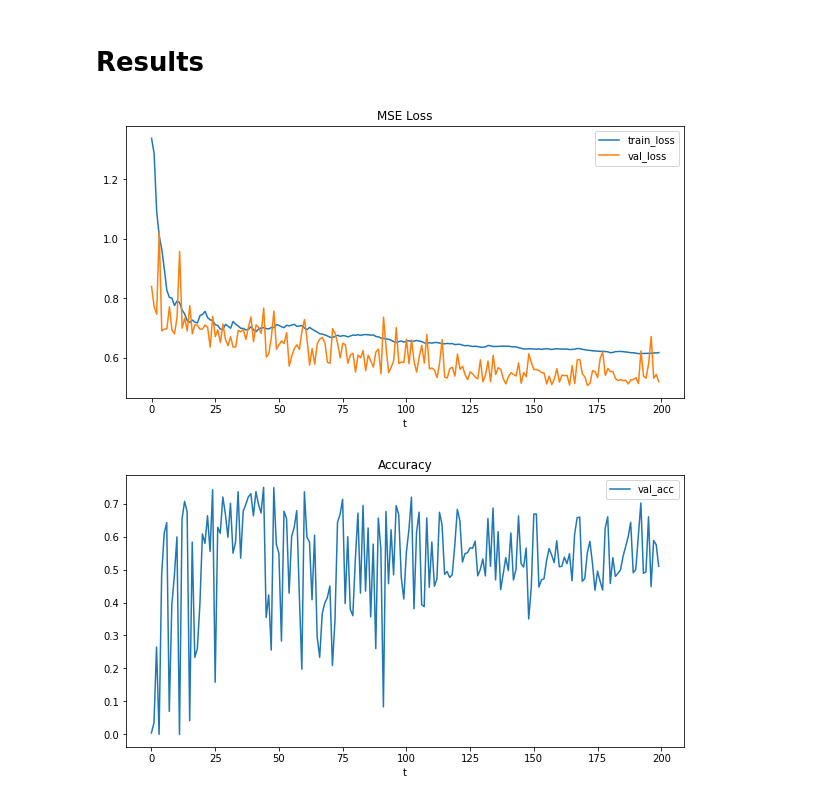
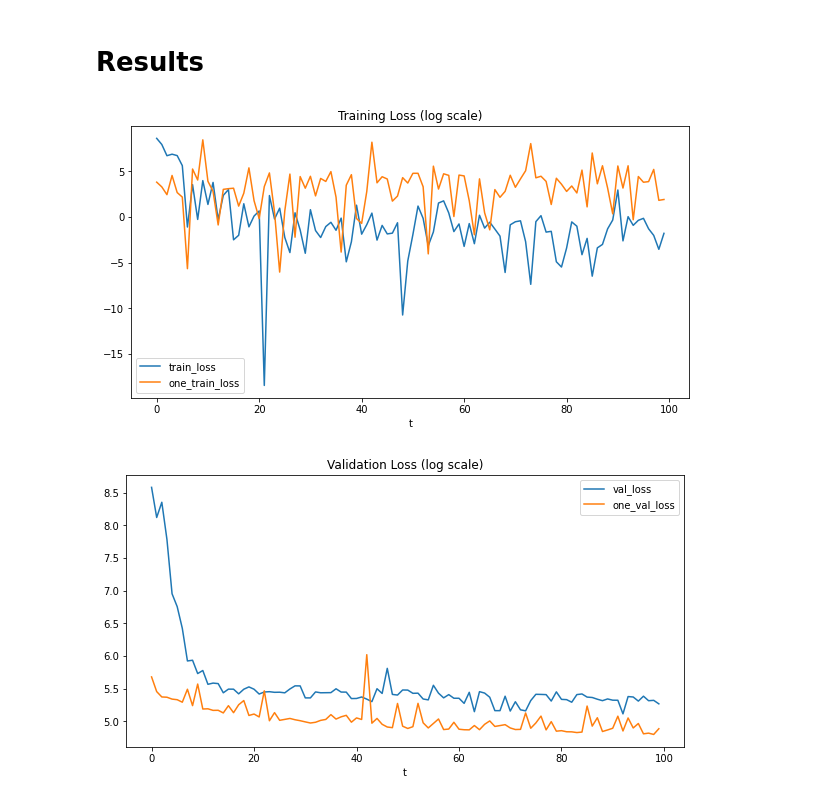
Before and after one commit to zeligism/CubicOneShotSGD, a Jupyter notebook: CubicOneShotSGD.ipynb, the cells around one changed output. Drawn from its saved outputs; the diff is of its cells as text; code cells hidden in the pictures.

Commit message:
Added regression datasets, using linear model, training singled out model for comparison,  updated progress display

```diff
--- a/CubicOneShotSGD.ipynb
+++ b/CubicOneShotSGD.ipynb
@@ -31,12 +34,14 @@ A9A_LINK = "https://www.csie.ntu.edu.tw/~cjlin/libsvmtools/datasets/binary/a9a"
 # Easy to transfer to code using argparse
 class Args:
     def __init__(self):
-        self.feature_dim = 123
+        self.dataset = "cpusmall"
+        self.feature_dim = DATASET_FEATURES[self.dataset]
         self.output_dim = 1
-        self.dataset = "a9a"
         self.device = "cuda:0"
+        self.test_size = 0.2
+
         self.num_models = 10
-        self.num_iters = 200
+        self.num_iters = 100
         self.base_lr = 1e-2
         self.lrs = [self.base_lr] * self.num_models
         self.batch_size = 1
@@ -105,5 +118,8 @@ class LocalSGD(torch.optim.SGD):
 ### Aggregation Schedule
 # %%
 # The schedule is just the iterations in which we aggregate
-aggregation_idxs = { args.num_iters-1 }  # one-shot averaging
-#aggregation_idxs = { range(0, args.num_iters-1, args.num_iters // 10) }  # 10-shot iters averaging
+def n_shot_schedule(N, T):
+    return {i for i in range(T-1, 0, -T // N)}
+
+aggregation_idxs = n_shot_schedule(1, args.num_iters)
+aggregation_idxs
@@ -110,23 +128,25 @@ aggregation_idxs = { args.num_iters-1 }  # one-shot averaging
 # %% [markdown]
 ## Model
 # %%
-def create_model(model_idx):
-    return nn.Sequential(
-        nn.Linear(args.feature_dim, args.output_dim),
-        nn.Tanh(),
-    )
+def create_model():
+    return nn.Linear(args.feature_dim, args.output_dim)
 # %% [markdown]
 # Training
 # %% [markdown]
 Train prep
 # %%
 dataset = MyDataset(args.dataset)
-test_size = int(0.1 * len(dataset))
-trainset, testset = data_utils.random_split(dataset, [len(dataset) - test_size, test_size])
+test_len = int(args.test_size * len(dataset))
+trainset, testset = data_utils.random_split(dataset, [len(dataset) - test_len, test_len])
 trainloader = data_utils.DataLoader(trainset, batch_size=args.batch_size, shuffle=True, pin_memory=True)
 testloader = data_utils.DataLoader(testset, batch_size=len(testset), shuffle=False, pin_memory=True)
 
-models = [create_model(i).to(device=args.device) for i in range(args.num_models)]
+# Define a group of models (optimized in parallel) and a singled out model (optimized alone)
+one_model = create_model().to(device=args.device)
+one_optimizer = torch.optim.SGD(one_model.parameters(), lr=args.base_lr)
+models = [create_model().to(device=args.device) for i in range(args.num_models)]
 param_groups = [{"params": models[i].parameters(), "lr": args.lrs[i]} for i in range(args.num_models)]
 optimizer = LocalSGD(param_groups, lr=args.base_lr)
+
+# MSE loss
 loss_fn = nn.MSELoss().to(device=args.device)
@@ -203,22 +296,28 @@ stats = train(trainloader, testloader, models,
 # %% [markdown]
 # Results
 # %%
+from math import log
+log_scale = True
+
 def plot_lines(losses_dict, title="", filename=None, ):
     plt.figure(figsize=(10,5))
     plt.title(title)
     for label, losses in losses_dict.items():
         plt.plot(losses, label=label)
     plt.xlabel("t")
     plt.legend()
     if filename is not None:
         plt.savefig(filename)
     plt.show()
     plt.close()
 
-losses = {k: v for k, v in stats.items() if "loss" in k}
+apply_log = lambda v: list(map(log, v))
+train_losses = {k: apply_log(v) if log_scale else v for k, v in stats.items() if "train_loss" in k}
+val_losses = {k: apply_log(v) if log_scale else v for k, v in stats.items() if "val_loss" in k}
 accuracies = {k: v for k, v in stats.items() if "acc" in k}
-plot_lines(losses, "MSE Loss")
-plot_lines(accuracies, "Accuracy")
+plot_lines(train_losses, "Training Loss" + (" (log scale)" if log_scale else ""))
+plot_lines(val_losses, "Validation Loss" + (" (log scale)" if log_scale else ""))
+#plot_lines(accuracies, "Accuracy")
 # %% [output]
-[figure, old version]
+[figure, new version]
-[figure, old version]
+[figure, new version]
```
Also changed, not shown: parts of 9 cells of this notebook.
